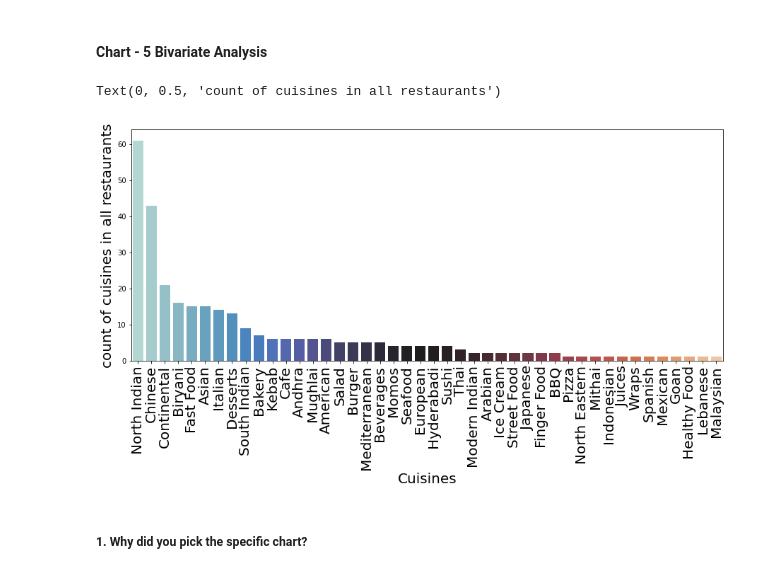
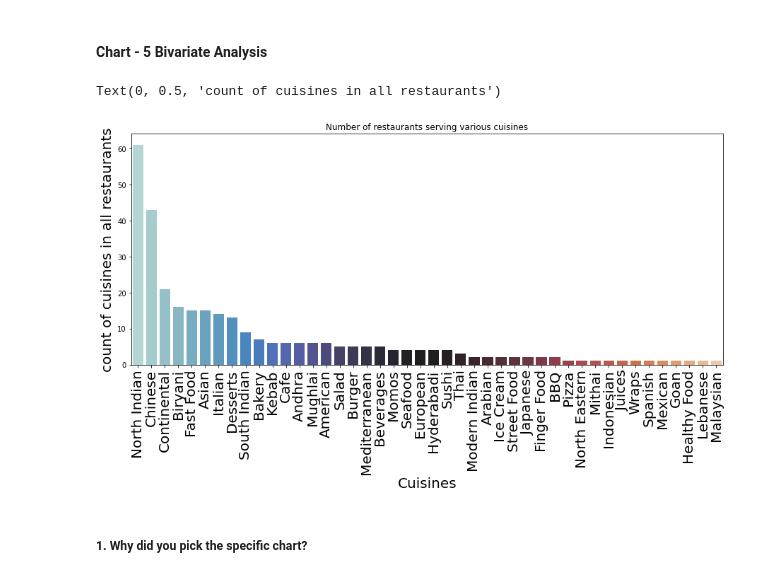
Before and after one commit to saumyadash9/Zomato-Restaurant-Clustering-And-Sentiment-Analysis, a Jupyter notebook: Saumya_Dash_Zomato_Restaurant_Clustering_And_Sentiment_Analysis.ipynb, the cells around one changed output. Saved outputs shown, nothing was run; the diff lists cells and outputs as text; code cells hidden in the pictures.

```diff
--- a/Saumya_Dash_Zomato_Restaurant_Clustering_And_Sentiment_Analysis.ipynb
+++ b/Saumya_Dash_Zomato_Restaurant_Clustering_And_Sentiment_Analysis.ipynb
@@ -781,25 +780,26 @@ Yes, a customer can identify the best-suited restaurant for them based on their
 # %%
 # Chart - 5 visualization code
 #creating a df with columns as cuisines_counts abd cuisines_name
 diff_cuisines = {}
 for names in list(df1['Cuisines_list']):
     for name in names:
         if (name in diff_cuisines):
             diff_cuisines[name]+=1
         else:
             diff_cuisines[name]=1
 cuisines_df = pd.DataFrame(diff_cuisines.values(), diff_cuisines.keys(),columns = {'cuisines_counts'}).reset_index()
 cuisines_df.sort_values(by = 'cuisines_counts',ascending = False,inplace = True)
 cuisines_df.rename(columns={'index':'cuisines_name', 'cuisines_name':'cuisines_counts'},inplace=True)
 
 fig = plt.figure(figsize=[15,6])
 sns.barplot(data=cuisines_df, x='cuisines_name', y= 'cuisines_counts',palette ='icefire')
+plt.title("Number of restaurants serving various cuisines")
 plt.xlabel('Cuisines', fontsize=20)
 plt.xticks(rotation=90, fontsize=20)
 plt.ylabel('count of cuisines in all restaurants' , fontsize=20)
 # %% [output]
 Text(0, 0.5, 'count of cuisines in all restaurants')
-[figure, old version]
+[figure, new version]
 # %% [markdown]
 ##### 1. Why did you pick the specific chart?
 # %% [markdown]
```
Also changed, not shown: parts of 141 cells of this notebook.
